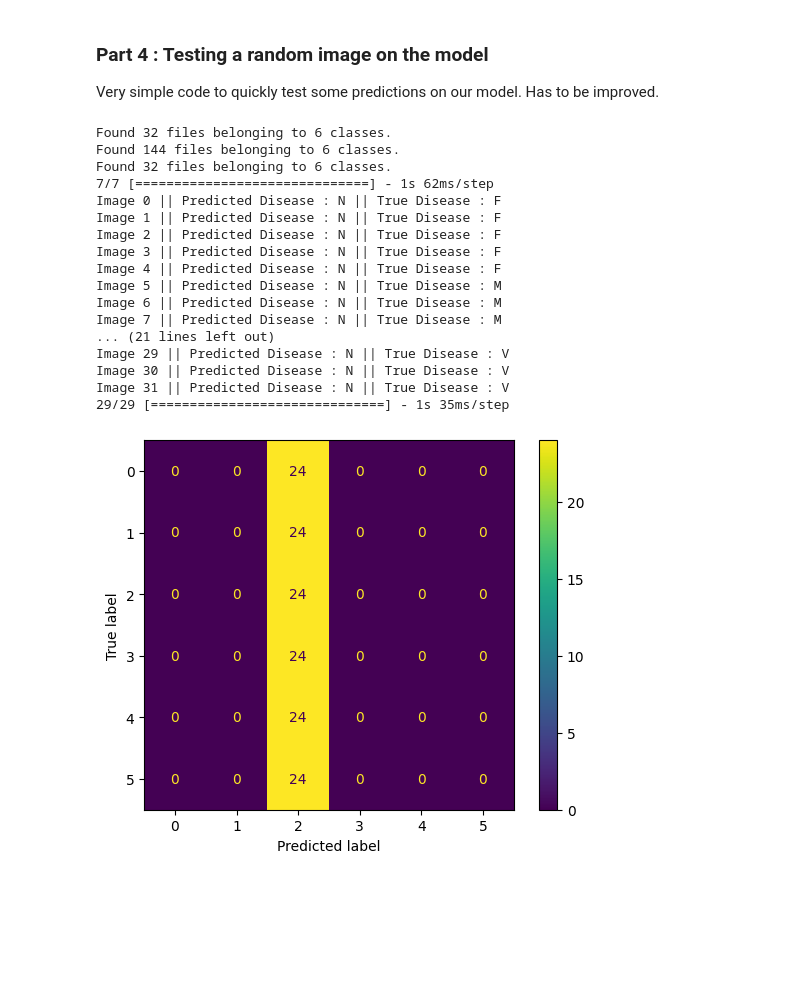
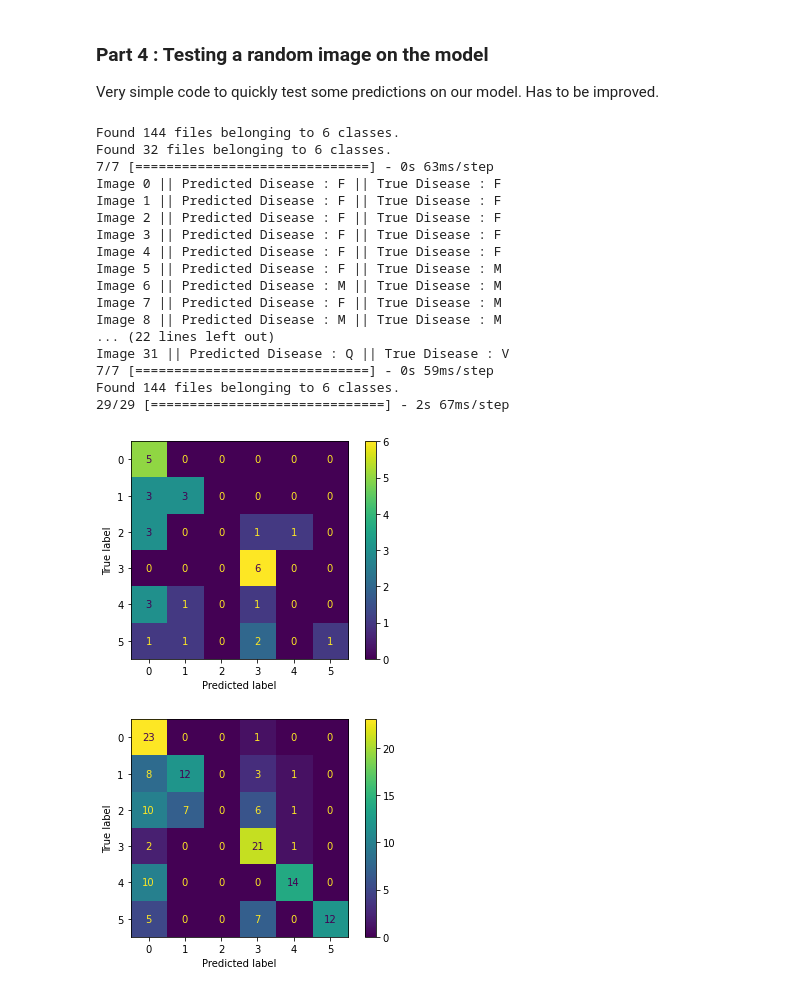
Before and after one commit to Henryk07/ESP3201_Project, a Jupyter notebook: neuralnetwork.ipynb, the cells around one changed output. Cells and saved outputs as stored; diff of their text form; code cells hidden in the pictures; blank space fills up the shorter version.

Commit message:
really basic model to be trained

```diff
--- a/neuralnetwork.ipynb
+++ b/neuralnetwork.ipynb
@@ -44,8 +44,8 @@ This has been done in the data_balance.py file.
 # %%
 traindata=tf.keras.utils.image_dataset_from_directory(
   #"Full_dataset\ECG_Image_data_cb_bw",
-  #"Small_dataset\S_datas_labels_cb_bw",
-  "M_dataset\S_datas_labels_bw_bal2000",
+  "Small_dataset\S_datas_labels_cb_bw",
+  #"M_dataset\S_datas_labels_bw_bal2000",
   labels='inferred',
   class_names=["F","M","N","Q","S","V"],
   validation_split=0.2,
@@ -54,8 +54,8 @@ traindata=tf.keras.utils.image_dataset_from_directory(
 
 valdata=tf.keras.utils.image_dataset_from_directory(
   #"Full_dataset\ECG_Image_data_cb_bw",
-  #"Small_dataset\S_datas_labels_cb_bw",
-  "M_dataset\S_datas_labels_bw_bal2000",
+  "Small_dataset\S_datas_labels_cb_bw",
+  #"M_dataset\S_datas_labels_bw_bal2000",
   labels='inferred',
   class_names=["F","M","N","Q","S","V"],
   validation_split=0.2,
@@ -105,8 +105,20 @@ FLATTEN : flattening/mapping the pixels
 POOLING : change between Max/Average ?
 # %%
 # Model Creation
+model=keras.Sequential([  ### THE EASIER MODEL THAT CAN BE TESTED
+    keras.layers.Conv2D(32, 3, padding='same', activation='relu'),
+    keras.layers.MaxPooling2D(),
+    keras.layers.Conv2D(64, 3, padding='same', activation='relu'),
+    keras.layers.MaxPooling2D(),
+    keras.layers.Conv2D(64, 3, padding='same', activation='relu'),
+    keras.layers.MaxPooling2D(),
+    keras.layers.Dropout(0.5), #NEW LAYER to avoid overfitting
+    keras.layers.Flatten(),
+    keras.layers.Dense(64, activation='relu'),
+    keras.layers.Dense(6)
+])
 
-model= keras.Sequential([
+model1= keras.Sequential([ ### KEEP IN MEMORY LAST MODEL
     keras.layers.Conv2D(16, 3, padding='same', activation='relu'),
     keras.layers.MaxPooling2D(),
     keras.layers.Conv2D(32, 3, padding='same', activation='relu'),
@@ -122,11 +134,11 @@ model= keras.Sequential([
 
 model.build((None,256,256,3))
 
-opt = keras.optimizers.Adam(learning_rate=1e-06)
+opt = keras.optimizers.Adam(learning_rate=1e-04)
 
 #Model Compiler
 model.compile(optimizer=opt,
-              loss=tf.keras.losses.SparseCategoricalCrossentropy(from_logits=False),
+              loss=tf.keras.losses.SparseCategoricalCrossentropy(from_logits=True),
               metrics=['accuracy'])
 
 #Model summary
@@ -154,7 +166,7 @@ _________________________________________________________________
 
 Note : This code is taken from the TensorFlow tutorial page.
 # %%
-epochs= 50
+epochs= 10
 history = model.fit(
   normtraindata,
   validation_data=valtraindata,
@@ -169,7 +181,7 @@ val_loss = history.history['val_loss']
 
 epochs_range = range(epochs)
 
-model.save("model/model_bal2000_bw_8_2_50E.h5")
+model.save("model/model_new.h5")
 
 plt.figure(figsize=(8, 8))
 plt.subplot(1, 2, 1)
@@ -208,25 +223,27 @@ Epoch 50/50
 
 Very simple code to quickly test some predictions on our model. Has to be improved.
 # %%
-predata=tf.keras.utils.image_dataset_from_directory("Small_dataset\S_prediction_datas_labels_bw")
+test.directmodeltest(model,False)
+predictdata=tf.keras.utils.image_dataset_from_directory("Small_dataset/S_datas_labels_cb_bw",shuffle=False,batch_size=5)
 
-test.directmodeltest(model,False)
+test.confusionmatrix(model,predictdata)
 # %% [output]
-Found 32 files belonging to 6 classes.
 Found 144 files belonging to 6 classes.
 Found 32 files belonging to 6 classes.
-7/7 [==============================] - 1s 62ms/step
-Image 0 || Predicted Disease : N || True Disease : F
-Image 1 || Predicted Disease : N || True Disease : F
-Image 2 || Predicted Disease : N || True Disease : F
-Image 3 || Predicted Disease : N || True Disease : F
-Image 4 || Predicted Disease : N || True Disease : F
-Image 5 || Predicted Disease : N || True Disease : M
-Image 6 || Predicted Disease : N || True Disease : M
-Image 7 || Predicted Disease : N || True Disease : M
-... (21 lines left out)
-Image 29 || Predicted Disease : N || True Disease : V
-Image 30 || Predicted Disease : N || True Disease : V
-Image 31 || Predicted Disease : N || True Disease : V
-29/29 [==============================] - 1s 35ms/step
+7/7 [==============================] - 0s 63ms/step
+Image 0 || Predicted Disease : F || True Disease : F
+Image 1 || Predicted Disease : F || True Disease : F
+Image 2 || Predicted Disease : F || True Disease : F
+Image 3 || Predicted Disease : F || True Disease : F
+Image 4 || Predicted Disease : F || True Disease : F
+Image 5 || Predicted Disease : F || True Disease : M
+Image 6 || Predicted Disease : M || True Disease : M
+Image 7 || Predicted Disease : F || True Disease : M
+Image 8 || Predicted Disease : M || True Disease : M
+... (22 lines left out)
+Image 31 || Predicted Disease : Q || True Disease : V
+7/7 [==============================] - 0s 59ms/step
+Found 144 files belonging to 6 classes.
+29/29 [==============================] - 2s 67ms/step
-[figure, old version]
+[figure, new version]
+[figure, added]
```
Also changed, not shown: parts of 3 cells of this notebook.
